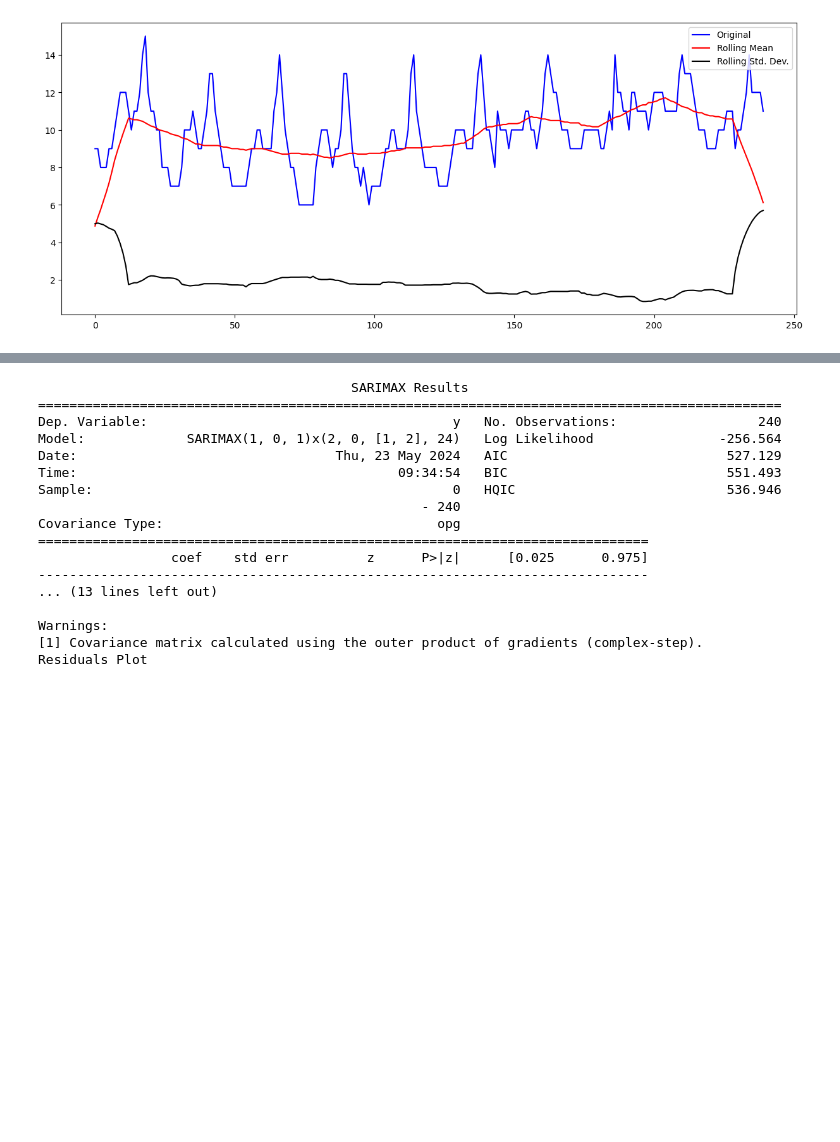
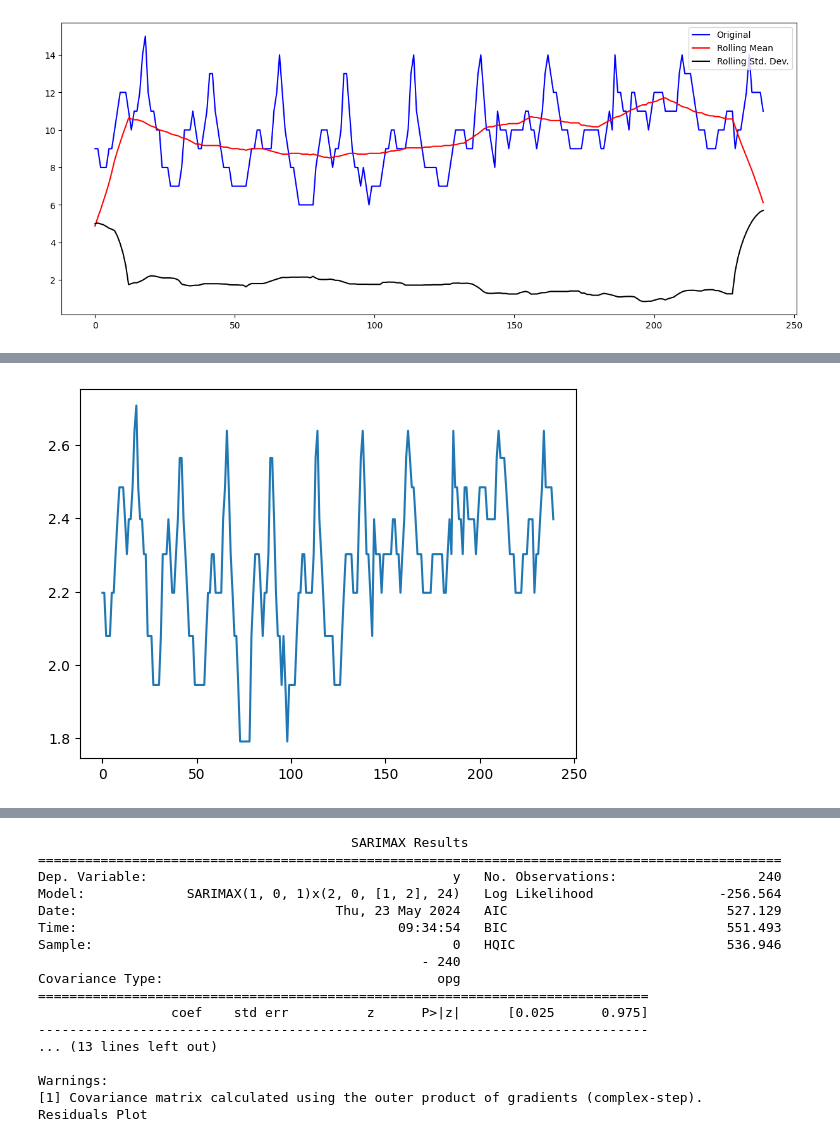
Before and after one commit to Millares95/Investigation_Code, a Jupyter notebook: ultimate_ARIMA_Forcast.ipynb, the cells around one changed output, grey strips where cells are left out. Drawn from its saved outputs; the diff is of its cells as text; code cells hidden in the pictures; blank space fills up the shorter version.

```diff
--- a/ultimate_ARIMA_Forcast.ipynb
+++ b/ultimate_ARIMA_Forcast.ipynb
@@ -388,3 +388,9 @@ La serie no es estacionaria en VARIANZA
+# %%
+s= np.log(dataToFit)
+plt.plot(s)
+plt.show()
+# %% [output]
+[figure, added]
 # %%
 # Auto arima: seleccion basada en AIC
 # ==============================================================================
```
Also changed, not shown: parts of 3 cells of this notebook.
